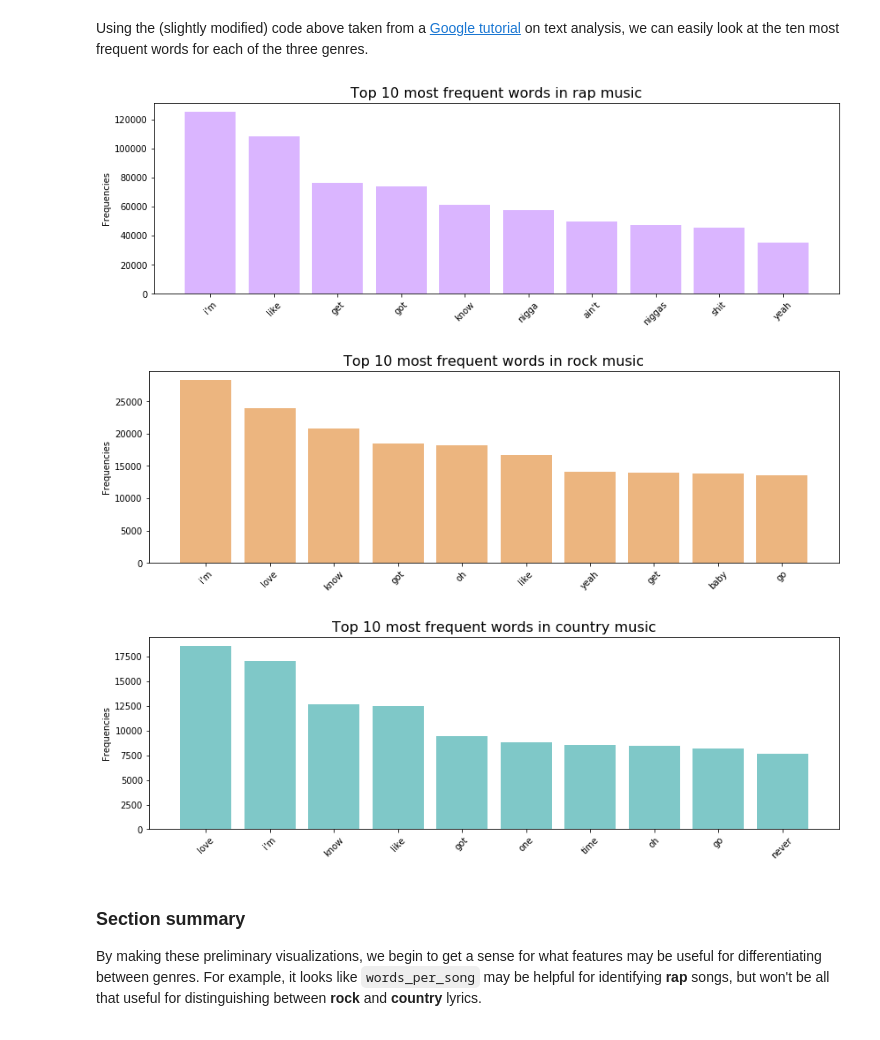
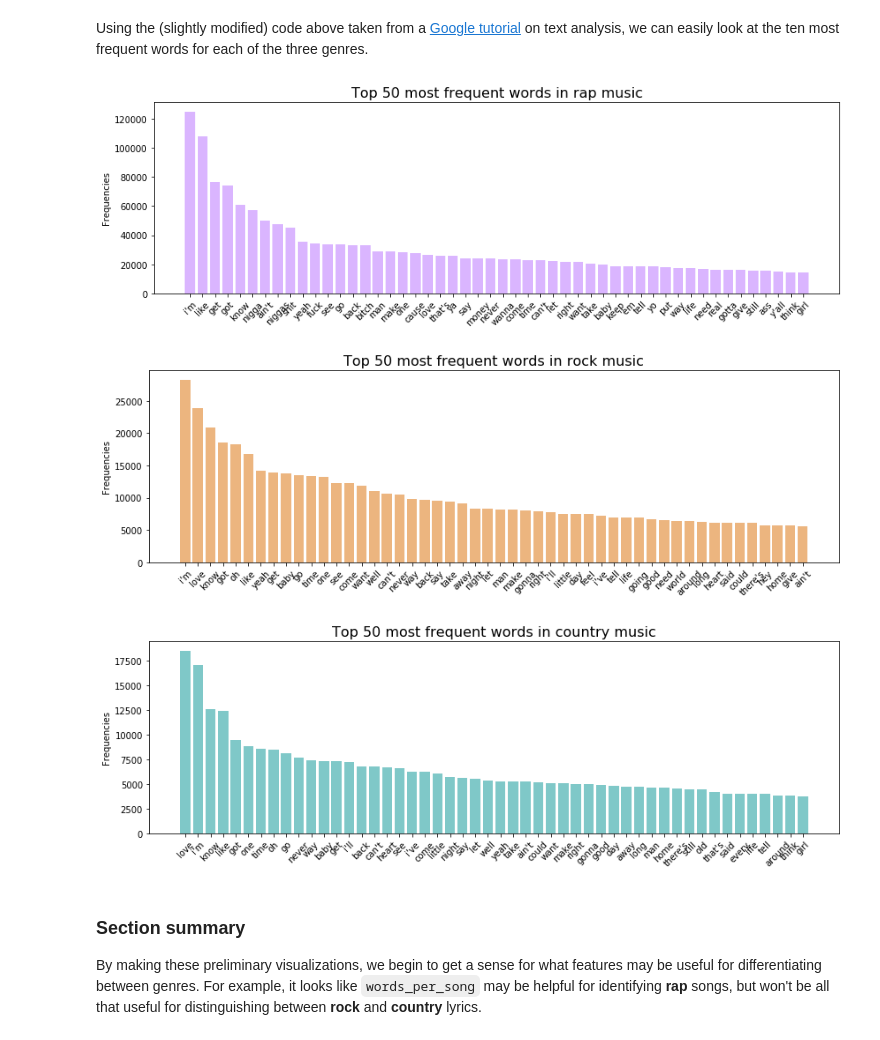
Before and after one commit to johnwmillr/MakingPredictions, a Jupyter notebook: MakingPredictions.ipynb, the cells around one changed output. Drawn from its saved outputs; the diff is of its cells as text; code cells hidden in the pictures.

```diff
--- a/MakingPredictions.ipynb
+++ b/MakingPredictions.ipynb
@@ -51,11 +51,14 @@ punctuation = "".join([symbol for symbol in punctuation if symbol not in ["'", '
 def clean_str(s):
     return s.translate(str.maketrans('', '', punctuation)).replace('\u200b', " ").strip().lower()
 
-def tokenizeText(txt, remove_stop_words=True):
+def tokenizeText(txt, remove_stop_words=False):
     """Splits a string of text into individual words"""
     stop_words = set(stopwords.words('english')) if remove_stop_words else []
     words = [w for w in clean_str(txt).split() if w not in stop_words]
     return words
+
+#     regex = re.compile(r"\w+(?:[-']\w+)*|'|[-.(]+|\S\w*", re.IGNORECASE)
+#     return regex.findall(txt)
 # %% [markdown]
 ### `words_per_song`
 In this analysis, each individual song can be considered a 'sample', i.e. `words_per_song` is equivalent to `words_per_sample`
@@ -161,14 +164,15 @@ def plot_freq_dist(sample_texts,
 # %% [markdown]
 Using the (slightly modified) code above taken from a [Google tutorial](https://developers.google.com/machine-learning/guides/text-classification/step-2) on text analysis, we can easily look at the ten most frequent words for each of the three genres.
 # %%
-mf = 10
+# Plot the most frequent words for each genre
+mf = 50 # number of words to plot
 for g, c in zip(genres, colors):
     plot_freq_dist(songs[songs.genre==g].lyrics, color=c, mfeats=mf)
     plt.title(f'Top {mf} most frequent words in {g} music', fontsize=fs)
 # %% [output]
-[figure, old version]
+[figure, new version]
-[figure, old version]
+[figure, new version]
-[figure, old version]
+[figure, new version]
 # %% [markdown]
 ### Section summary
 By making these preliminary visualizations, we begin to get a sense for what features may be useful for differentiating between genres. For example, it looks like `words_per_song` may be helpful for identifying **rap** songs, but won't be all that useful for distinguishing between **rock** and **country** lyrics.
```
Also changed, not shown: parts of 51 cells of this notebook.
